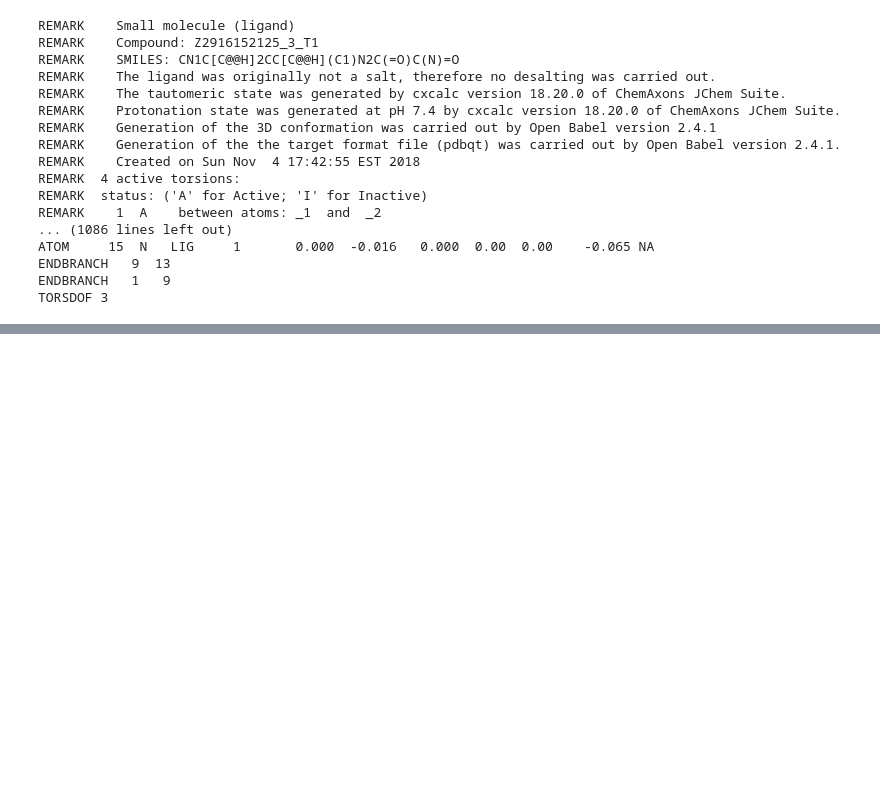
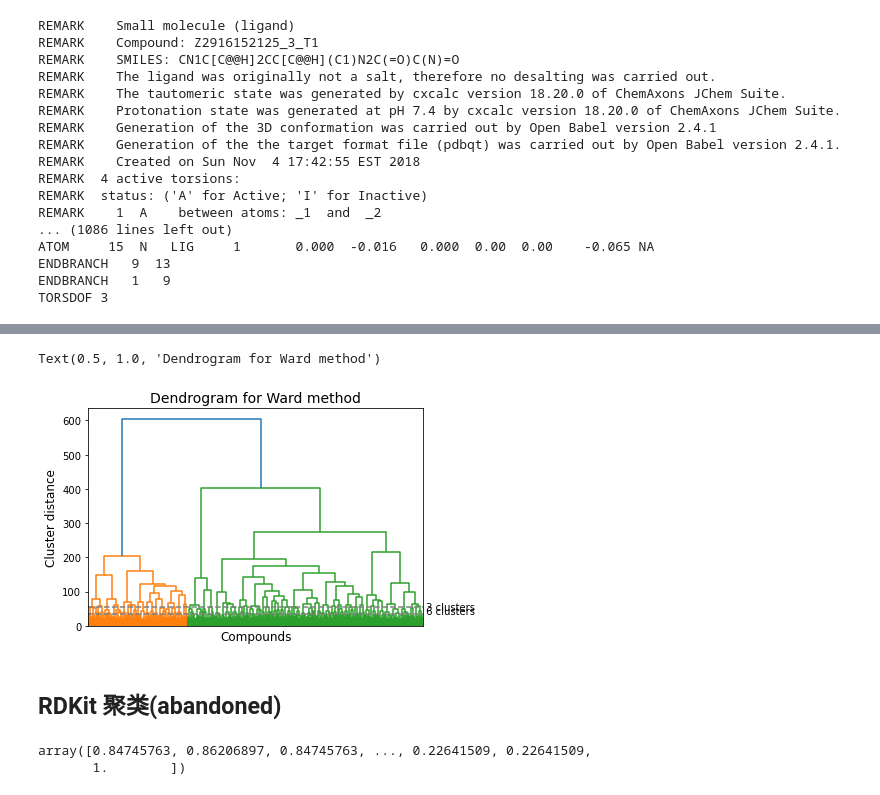
Before and after one commit to wewewexiao2008/virtual-screen, a Jupyter notebook: notebook.ipynb, the cells around one changed output, grey strips where cells are left out. Cells and saved outputs as stored; diff of their text form; code cells hidden in the pictures; blank space fills up the shorter version.

```diff
--- a/notebook.ipynb
+++ b/notebook.ipynb
@@ -450,0 +470,18 @@ with open('res.json', 'w' ) as f:
+# %%
+import matplotlib.pyplot as plt
+ax = plt.gca()
+bounds = ax.get_xbound()
+ax.plot(bounds, [34.5,34.5], '--', c='gray')
+ax.plot(bounds, [55,55], '--', c='gray')
+ax.text(bounds[1], 55, ' 3 clusters', va='center')
+ax.text(bounds[1], 34.5, ' 6 clusters')
+
+plt.xlabel('Compounds', fontsize=12)
+plt.xticks([])
+plt.ylabel('Cluster distance', fontsize=12)
+plt.title('Dendrogram for Ward method', fontsize=14)
+# %% [output]
+Text(0.5, 1.0, 'Dendrogram for Ward method')
+[figure, added]
+# %% [markdown]
+## RDKit 聚类(abandoned)
@@ -450,0 +498,5 @@ with open('res.json', 'w' ) as f:
+# %%
+dist_mat
+# %% [output]
+array([0.84745763, 0.86206897, 0.84745763, ..., 0.22641509, 0.22641509,
+       1.        ])
```
Also changed, not shown: parts of 39 cells of this notebook, 4 other files.
